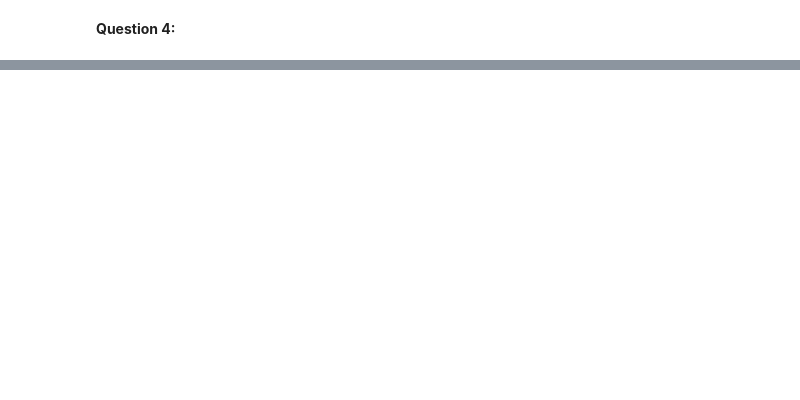
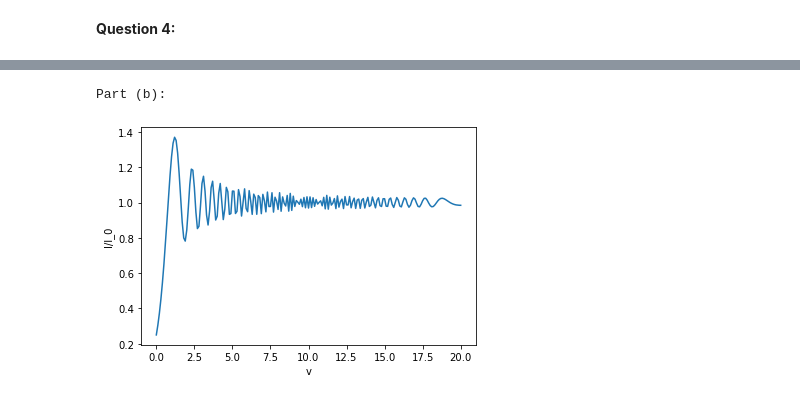
Before and after one commit to JSheare/Computational-Physics, a Jupyter notebook: Exercise Set 2.ipynb, the cells around one changed output, grey strips where cells are left out. Cells and saved outputs as stored; diff of their text form; code cells hidden in the pictures; blank space fills up the shorter version.

```diff
--- a/Exercise Set 2.ipynb
+++ b/Exercise Set 2.ipynb
@@ -147,7 +146,7 @@ Part (a):
 # %%
 # Part (b):
 def trap_integration(x, y):
-    assert len(x) == len(y), 'x and y arrays not the same shape.'
+    assert len(x) == len(y), 'x and y arrays are not the same shape.'
     h = (x[-1] - x[0])/(len(x) - 1)
     sum = 0.0
     for i in range(len(x)):
@@ -245,25 +240,22 @@ trapezoidal algorithm.
 # %% [markdown]
    $$ \int_{0}^{\pi/2}\frac{d\theta}{1 + \cos(\theta)} = 1 $$
 # %%
-def romberg_int(a, b, function, estimation_num, correct=None):
+def romberg_integration(a, b, function, estimation_num, correct=None, print_estimates=False):
+    m = 5
+    k = 1
     integration = 0
-    first_term = 0
+    x = np.linspace(a, b, num=(2**(m)))
+    first_term = trap_integration(x, function(x))
     second_term = 0
-    m = 10
-    k = 1
     for i in range(estimation_num):
-        if i == 0:
-            x = np.linspace(a, b, num=(2**(m + (k-1))))
-            y = function(x)
-            first_term = trap_integration(x, y)
-
         x = np.linspace(a, b, num=(2**(m + k)))
         y = function(x)
         second_term = trap_integration(x, y)
         integration = ((4**k) * second_term - first_term)/(4**k - 1)
         default_string = f'Estimation {i + 1}: {integration}.'
         string = default_string + f' Relative error: {correct - integration}' if correct is not None else default_string
-        print(string)
+        if print_estimates:
+            print(string)
 
         first_term = integration
         k += 1
@@ -283,3 +280,20 @@ Estimation 3: 1.0000000029056482. Relative error: -2.905648166517949e-09
 The final result of the Romberg integration algorithm is 1.00000000.
 # %% [markdown]
 **Question 4:**
+# %%
+# Part (a):
+print('Part (a):')
+stepsize = 0.1
+v_values = np.arange(0, 20 + stepsize, stepsize)
+i_frac_values = np.array([])
+for v in v_values:
+    c_function = lambda w: np.cos((np.pi * w**2)/2)
+    s_function = lambda w: np.sin((np.pi * w**2)/2)
+    C_v = romberg_integration(0, v, c_function, 8)
+    S_v = romberg_integration(0, v, s_function, 8)
+    i_frac = 0.5 * ((C_v + 0.5)**2 + (S_v + 0.5)**2)
+    i_frac_values = np.append(i_frac_values, i_frac)
+
+print(f'v values: \n{v_values}')
+print('\n')
+print(f'I/I_0 values: \n{i_frac_values}')
@@ -285,0 +318,10 @@ The final result of the Romberg integration algorithm is 1.00000000.
+# %%
+# Part(b):
+print('Part (b):')
+plt.plot(v_values, i_frac_values)
+plt.xlabel('v')
+plt.ylabel('I/I_0')
+plt.show()
+# %% [output]
+Part (b):
+[figure, added]
```
Also changed, not shown: parts of 5 cells of this notebook.
